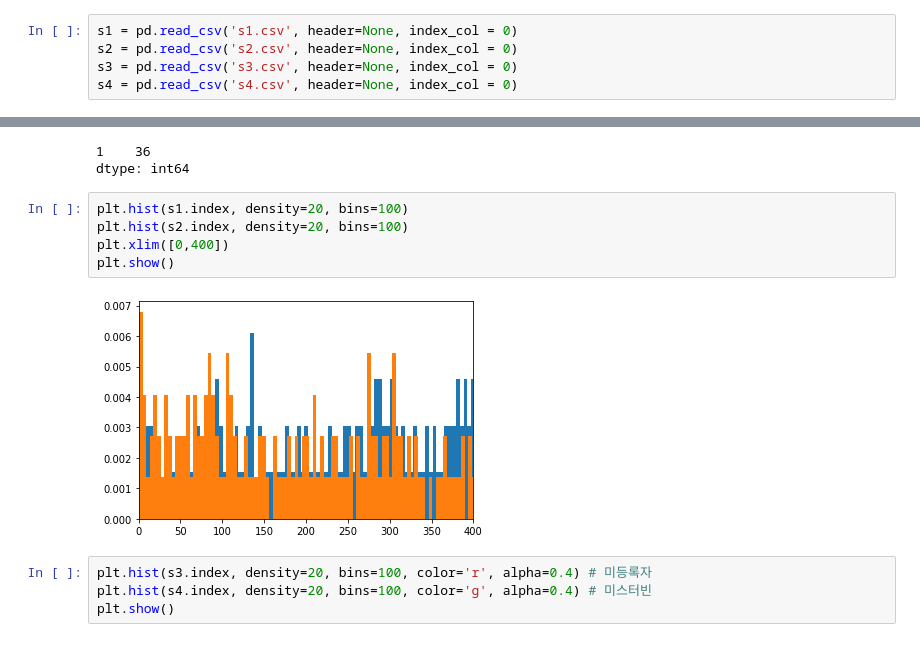
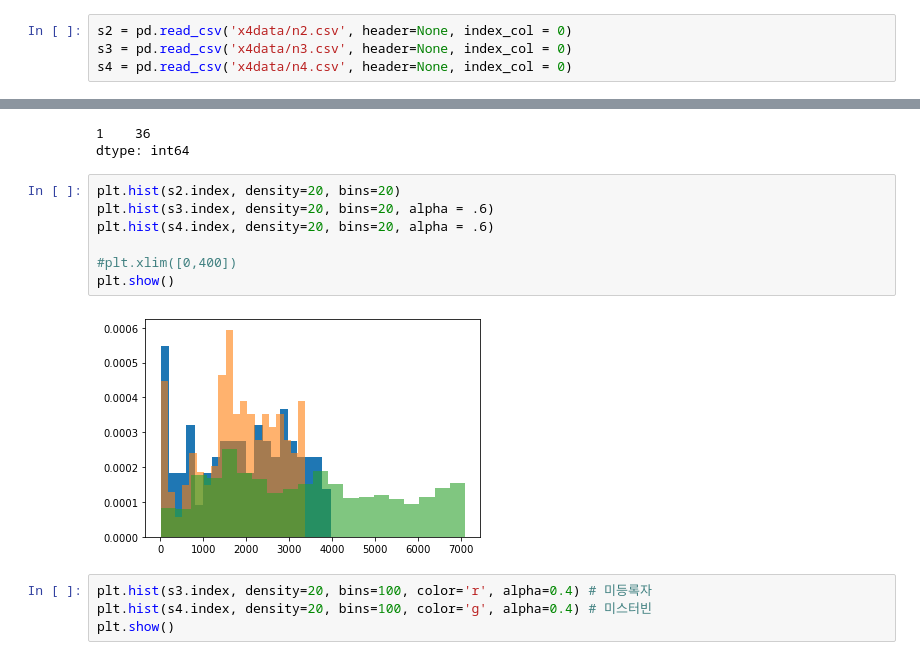
Before and after one commit to howon-kim/eye-blink-detection, a Jupyter notebook: dataAnalysis.ipynb, the cells around one changed output, grey strips where cells are left out. Cells and saved outputs as stored; diff of their text form.

```diff
--- a/dataAnalysis.ipynb
+++ b/dataAnalysis.ipynb
@@ -4,10 +4,9 @@ from pandas.plotting import scatter_matrix
 import matplotlib.pyplot as plt
 import numpy as np
 # %%
-s1 = pd.read_csv('s1.csv', header=None, index_col = 0)
-s2 = pd.read_csv('s2.csv', header=None, index_col = 0)
-s3 = pd.read_csv('s3.csv', header=None, index_col = 0)
-s4 = pd.read_csv('s4.csv', header=None, index_col = 0)
+s2 = pd.read_csv('x4data/n2.csv', header=None, index_col = 0)
+s3 = pd.read_csv('x4data/n3.csv', header=None, index_col = 0)
+s4 = pd.read_csv('x4data/n4.csv', header=None, index_col = 0)
 # %%
 s0.loc[0:300].sum()
 # %% [output]
@@ -19,12 +18,14 @@ s4.loc[0:300].sum()
 1    36
 dtype: int64
 # %%
-plt.hist(s1.index, density=20, bins=100)
-plt.hist(s2.index, density=20, bins=100)
-plt.xlim([0,400])
+plt.hist(s2.index, density=20, bins=20)
+plt.hist(s3.index, density=20, bins=20, alpha = .6)
+plt.hist(s4.index, density=20, bins=20, alpha = .6)
+
+#plt.xlim([0,400])
 plt.show()
 # %% [output]
-[figure, old version]
+[figure, new version]
 # %%
 plt.hist(s3.index, density=20, bins=100, color='r', alpha=0.4) # 미등록자
 plt.hist(s4.index, density=20, bins=100, color='g', alpha=0.4) # 미스터빈
```
Also changed, not shown: 11 other files.
